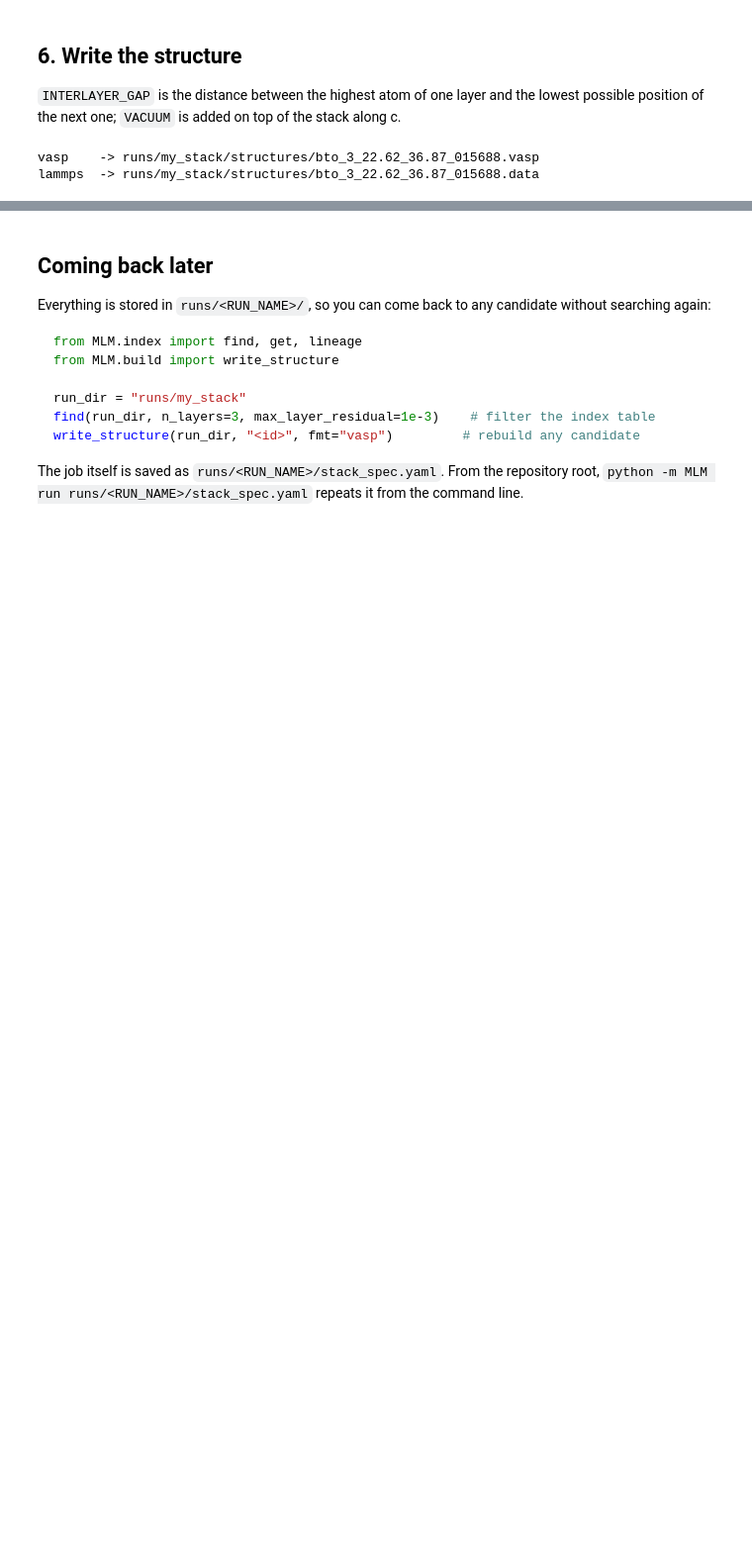
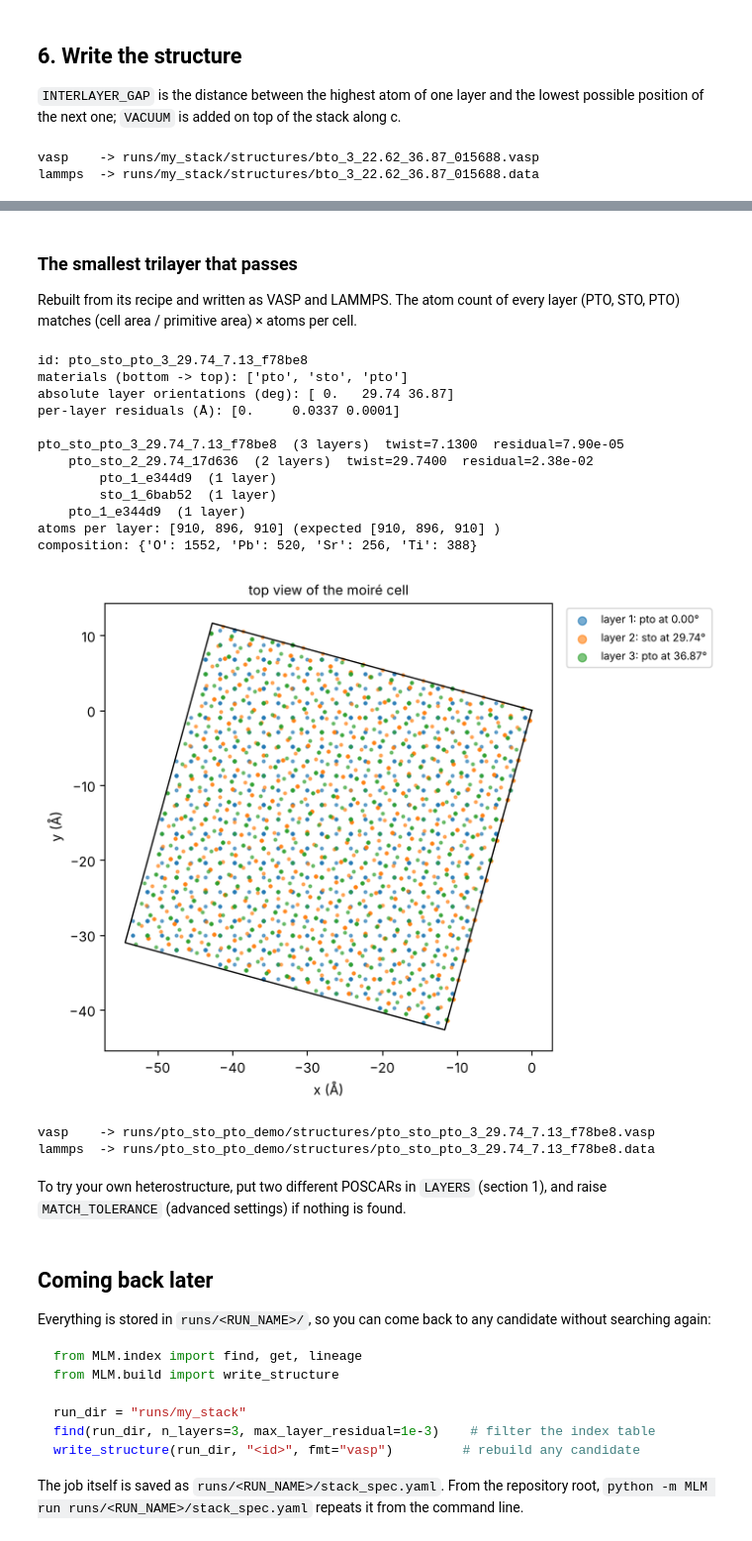
Before and after one commit to anikeya9/Multi-Layer-Moire-Generator-MLM, a Jupyter notebook: notebooks/moire_stack_explorer.ipynb, the cells around one changed output, grey strips where cells are left out. Shown at 99% size. Cells and saved outputs as stored; diff of their text form; code cells hidden in the pictures; blank space fills up the shorter version.

```diff
--- a/notebooks/moire_stack_explorer.ipynb
+++ b/notebooks/moire_stack_explorer.ipynb
@@ -387,0 +410,3 @@ lammps  -> runs/my_stack/structures/bto_3_22.62_36.87_015688.data
+# %%
+HETERO_SPEC = REPO / "examples" / "pto_sto_pto_demo.yaml"
+print(HETERO_SPEC.read_text())
@@ -387,0 +432,4 @@ lammps  -> runs/my_stack/structures/bto_3_22.62_36.87_015688.data
+# %%
+hetero = run_stack_spec(HETERO_SPEC, base_dir=REPO, log=None)
+hetero_dir = hetero.run_dir
+print(hetero.summary())
@@ -388,3 +498,42 @@ lammps  -> runs/my_stack/structures/bto_3_22.62_36.87_015688.data
+# %% [markdown]
+### The smallest trilayer that passes
+
+Rebuilt from its recipe and written as VASP and LAMMPS. The atom count of every layer
+(PTO, STO, PTO) matches (cell area / primitive area) × atoms per cell.
+# %%
+passing = candidate_table(hetero.final)
+hetero_choice = get(hetero_dir, passing.loc[0, "id"])
+print("id:", hetero_choice.id)
+print("materials (bottom -> top):", hetero_choice.material)
+print("absolute layer orientations (deg):", np.round(hetero_choice.layer_rotations, 3))
+print("per-layer residuals (Å):", np.round(hetero_choice.layer_residuals, 4))
+print()
+print(lineage(hetero_dir, hetero_choice.id))
+hetero_built = build_atoms(hetero_choice, search_dirs=[REPO])
+print("atoms per layer:", hetero_built.layer_counts, "(expected", hetero_built.expected_counts, ")")
+print("composition:", hetero_built.composition)
+plot_top_view(hetero_choice, hetero_built)
+for fmt in ["vasp", "lammps"]:
+    print(f"{fmt:7s} -> {write_structure(hetero_dir, hetero_choice.id, fmt=fmt).relative_to(REPO)}")
+# %% [output]
+id: pto_sto_pto_3_29.74_7.13_f78be8
+materials (bottom -> top): ['pto', 'sto', 'pto']
+absolute layer orientations (deg): [ 0.   29.74 36.87]
+per-layer residuals (Å): [0.     0.0337 0.0001]
+
+pto_sto_pto_3_29.74_7.13_f78be8  (3 layers)  twist=7.1300  residual=7.90e-05
+    pto_sto_2_29.74_17d636  (2 layers)  twist=29.7400  residual=2.38e-02
+        pto_1_e344d9  (1 layer)
+        sto_1_6bab52  (1 layer)
+    pto_1_e344d9  (1 layer)
+atoms per layer: [910, 896, 910] (expected [910, 896, 910] )
+composition: {'O': 1552, 'Pb': 520, 'Sr': 256, 'Ti': 388}
+[figure, added]
+vasp    -> runs/pto_sto_pto_demo/structures/pto_sto_pto_3_29.74_7.13_f78be8.vasp
+lammps  -> runs/pto_sto_pto_demo/structures/pto_sto_pto_3_29.74_7.13_f78be8.data
+# %% [markdown]
+To try your own heterostructure, put two different POSCARs in `LAYERS` (section 1),
+and raise `MATCH_TOLERANCE` (advanced settings) if nothing is found.
 # %% [markdown]
 ## Coming back later
 
```
Also changed, not shown: parts of 10 cells of this notebook, 3 other files.
